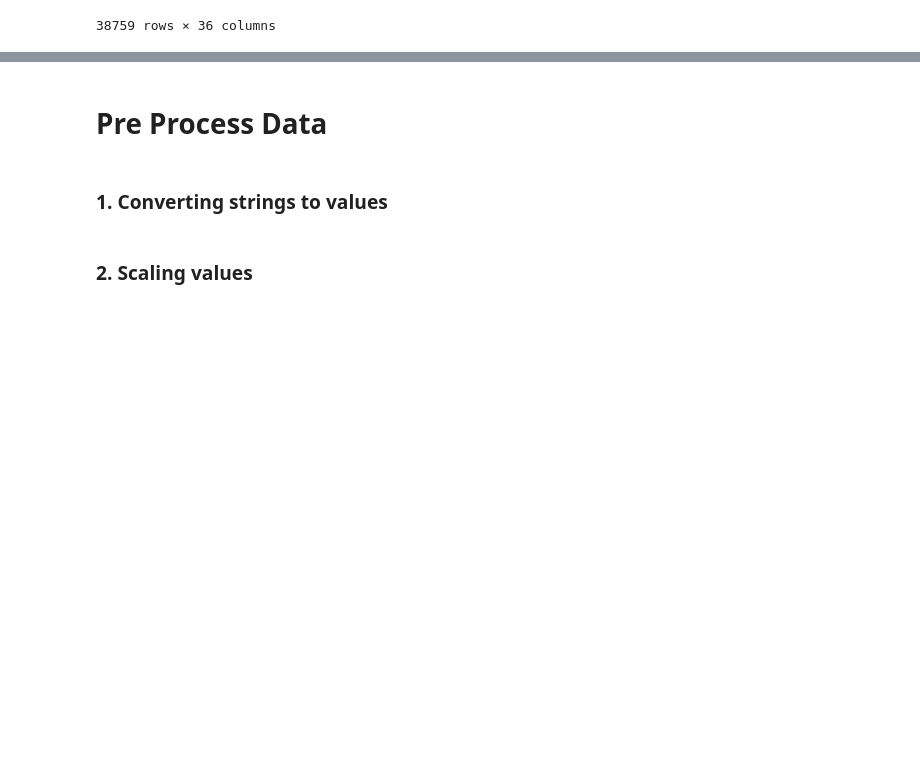
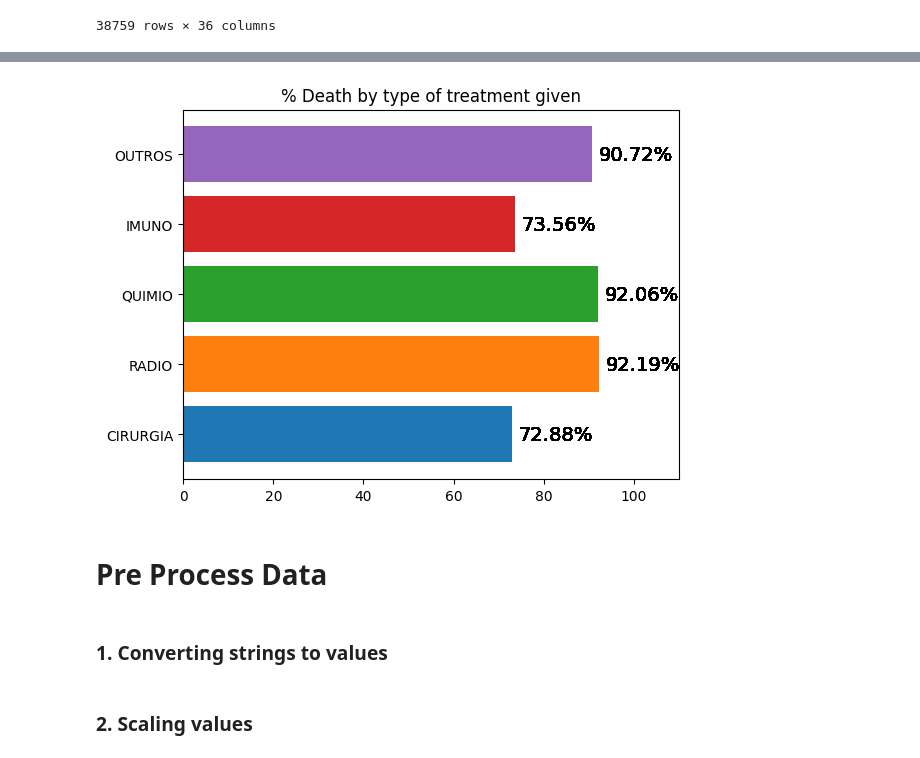
Before and after one commit to Lelozitos/HealthML, a Jupyter notebook: study.ipynb, the cells around one changed output, grey strips where cells are left out. Drawn from its saved outputs; the diff is of its cells as text; code cells hidden in the pictures; blank space fills up the shorter version.

```diff
--- a/study.ipynb
+++ b/study.ipynb
@@ -373,3 +415,18 @@ data
+# %%
+fig, ax = plt.subplots()
+
+for cat in ["CIRURGIA", "RADIO", "QUIMIO", "IMUNO", "OUTROS"]:
+    percentage = data[(data[cat] == 1) & (data["OBITO"] == 1)].count()/data[data[cat] == 1].count()*100
+    p = ax.barh(y=cat, data=data[cat], width=percentage)
+    # ax.barh(y=cat, data=data[cat], width=1-percentage, left=percentage, height=0.2)
+    ax.bar_label(p, label_type="edge", fmt="%.2f%%", color="black", fontsize=14, padding=5)
+    ax.set_xlim(right=110)
+
+plt.xticks(range(0, 101, 20))
+plt.title("% Death by type of treatment given")
+plt.show()
+# %% [output]
+[figure, added]
 # %% [markdown]
 # **__Pre Process Data__**
 # %% [markdown]
```
Also changed, not shown: parts of 9 cells of this notebook, 1 other file.
